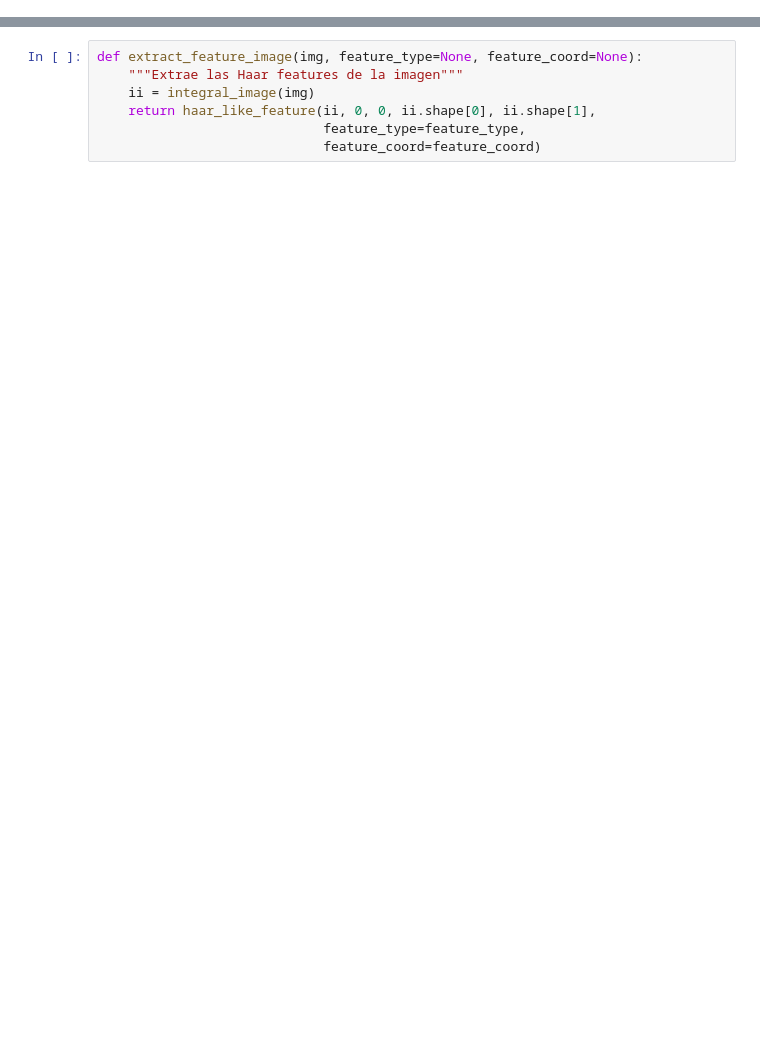
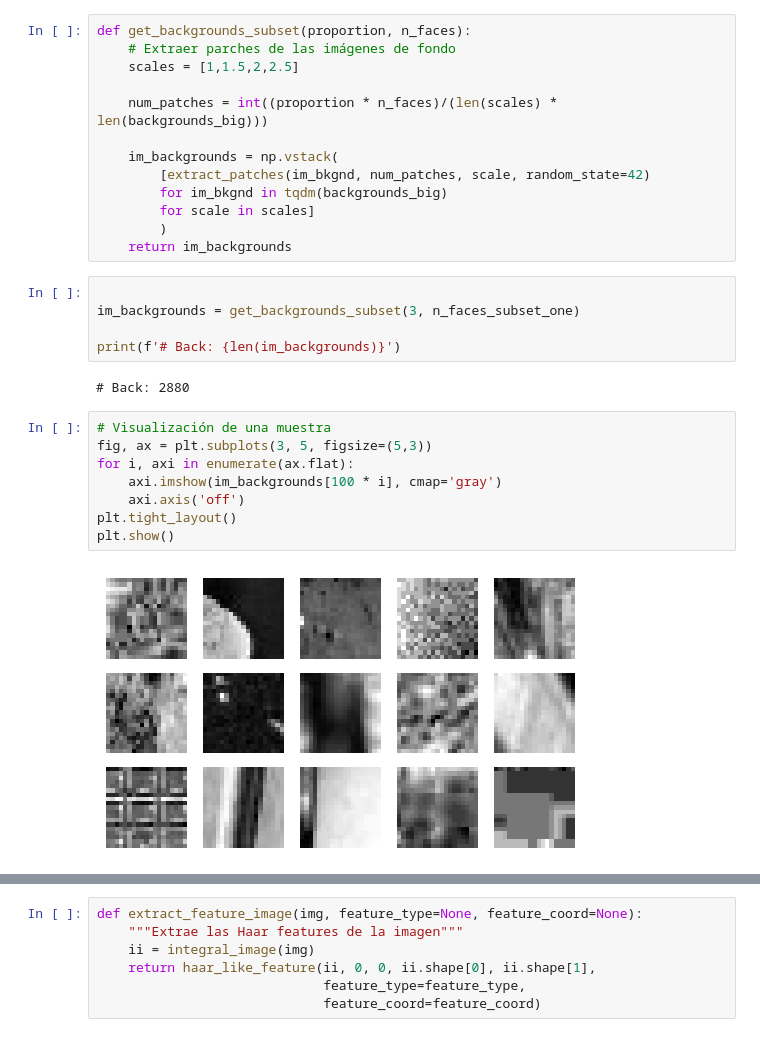
Before and after one commit to SantiagoTonarelli/Obligatorio-Machine-Learning-IA, a Jupyter notebook: Oliva-Severo-Tonarelli-Obligatorio.ipynb, the cells around one changed output, grey strips where cells are left out. Drawn from its saved outputs; the diff is of its cells as text; blank space fills up the shorter version.

```diff
--- a/Oliva-Severo-Tonarelli-Obligatorio.ipynb
+++ b/Oliva-Severo-Tonarelli-Obligatorio.ipynb
@@ -50,0 +192,30 @@ from sklearn.feature_selection import SelectPercentile, f_classif
+# %%
+def get_backgrounds_subset(proportion, n_faces):
+    # Extraer parches de las imágenes de fondo
+    scales = [1,1.5,2,2.5]
+
+    num_patches = int((proportion * n_faces)/(len(scales) * len(backgrounds_big)))
+
+    im_backgrounds = np.vstack(
+        [extract_patches(im_bkgnd, num_patches, scale, random_state=42)
+        for im_bkgnd in tqdm(backgrounds_big)
+        for scale in scales]
+        )
+    return im_backgrounds
+# %%
+
+im_backgrounds = get_backgrounds_subset(3, n_faces_subset_one)
+
+print(f'# Back: {len(im_backgrounds)}')
+# %% [output]
+# Back: 2880
+# %%
+# Visualización de una muestra
+fig, ax = plt.subplots(3, 5, figsize=(5,3))
+for i, axi in enumerate(ax.flat):
+    axi.imshow(im_backgrounds[100 * i], cmap='gray')
+    axi.axis('off')
+plt.tight_layout()
+plt.show()
+# %% [output]
+[figure, added]
```
Also changed, not shown: parts of 111 cells of this notebook, 6 other files.
